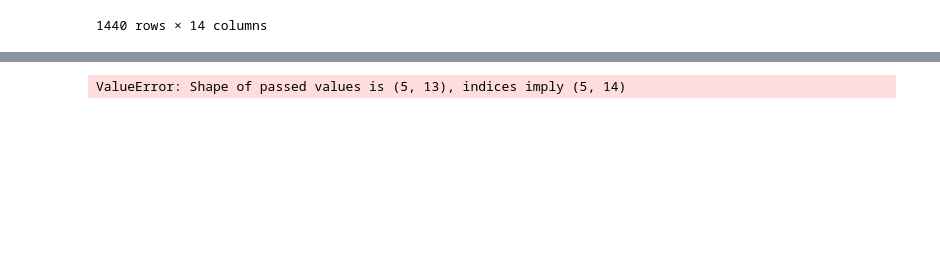
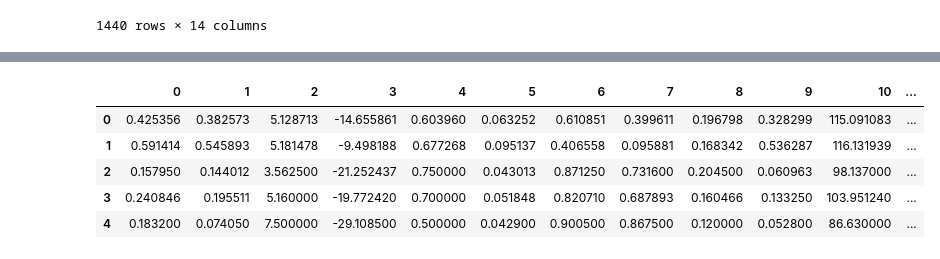
Before and after one commit to Joldon/unsupevised_ML, a Jupyter notebook: compute_distances_1000_songs.ipynb, the cells around one changed output, grey strips where cells are left out. Drawn from its saved outputs; the diff is of its cells as text; code cells hidden in the pictures; blank space fills up the shorter version.

```diff
--- a/compute_distances_1000_songs.ipynb
+++ b/compute_distances_1000_songs.ipynb
@@ -213,6 +211,11 @@ filtered_songs.groupby('cluster').mean()
 # %%
 # find out centroids
 centroids = my_kmeans.cluster_centers_
-pd.DataFrame(centroids, columns=filtered_songs.columns)
+pd.DataFrame(centroids)
 # %% [output]
-ValueError: Shape of passed values is (5, 13), indices imply (5, 14)
+|  | 0 | 1 | 2 | 3 | 4 | 5 | 6 | 7 | 8 | 9 | 10 | ... |
+| 0 | 0.425356 | 0.382573 | 5.128713 | -14.655861 | 0.603960 | 0.063252 | 0.610851 | 0.399611 | 0.196798 | 0.328299 | 115.091083 | ... |
+| 1 | 0.591414 | 0.545893 | 5.181478 | -9.498188 | 0.677268 | 0.095137 | 0.406558 | 0.095881 | 0.168342 | 0.536287 | 116.131939 | ... |
+| 2 | 0.157950 | 0.144012 | 3.562500 | -21.252437 | 0.750000 | 0.043013 | 0.871250 | 0.731600 | 0.204500 | 0.060963 | 98.137000 | ... |
+| 3 | 0.240846 | 0.195511 | 5.160000 | -19.772420 | 0.700000 | 0.051848 | 0.820710 | 0.687893 | 0.160466 | 0.133250 | 103.951240 | ... |
+| 4 | 0.183200 | 0.074050 | 7.500000 | -29.108500 | 0.500000 | 0.042900 | 0.900500 | 0.867500 | 0.120000 | 0.052800 | 86.630000 | ... |
```
Also changed, not shown: parts of 12 cells of this notebook.
